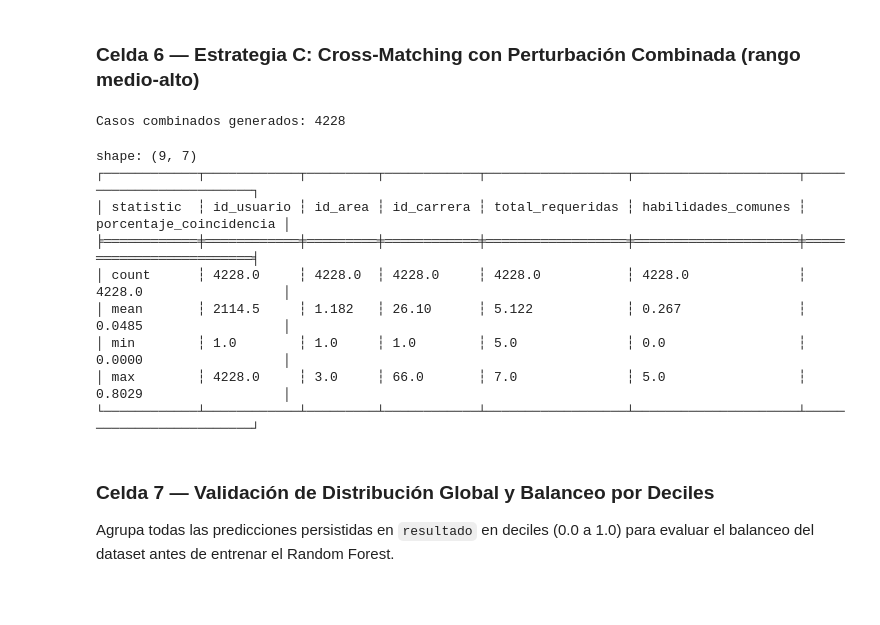
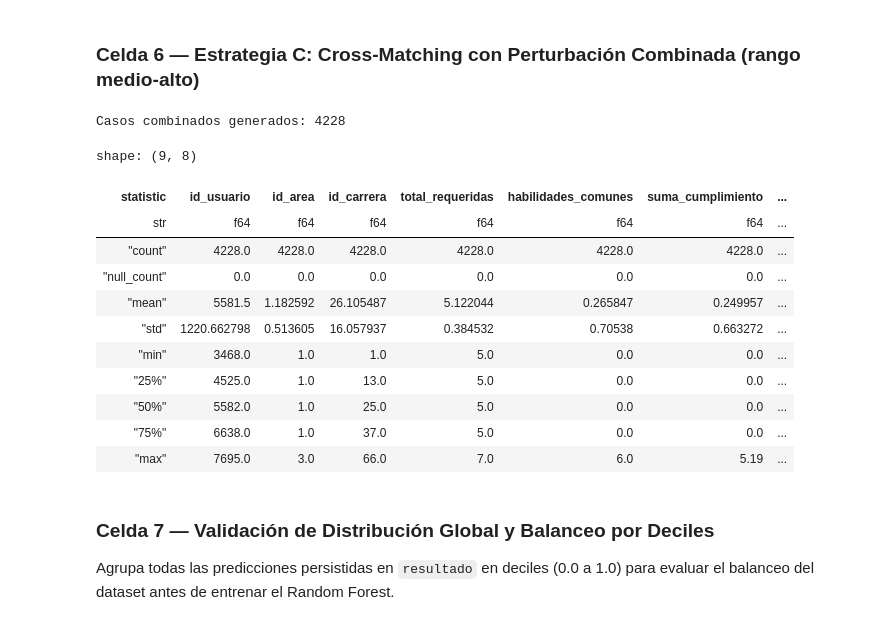
Before and after one commit to KillahBlitz/Athena, a Jupyter notebook: Scripts/python/data_base_nonideal.ipynb, the cells around one changed output. Saved outputs shown, nothing was run; the diff lists cells and outputs as text; code cells hidden in the pictures; blank space fills up the shorter version.

```diff
--- a/Scripts/python/data_base_nonideal.ipynb
+++ b/Scripts/python/data_base_nonideal.ipynb
@@ -387,43 +420,46 @@ def run_combined_cross_perturbation(persist: bool = True) -> list[dict]:
                     suma = sum(habs_var[h] for h in ids_comunes)
                     pct = round(suma / total_req, 4) if total_req > 0 else 0.0
                     if pct >= 1.0: continue
                     nuevo_uuid = f'COMBO-{uuid.uuid4()}'
                     nombre, correo = generate_name_and_email()
                     if persist:
                         nuevo_u = Usuario(uuid_usuario=nuevo_uuid, nombre=nombre, correo=correo, id_area=id_area)
                         user_db = submit_user(nuevo_u)
                         h_ins = [{'id_usuario': user_db.id_usuario, 'id_habilidad': h, 'cumplimiento_criterio': c} for h, c in habs_var.items()]
                         with engine.begin() as conn:
                             conn.execute(sa.text('''
                                 INSERT INTO usuario_habilidad (id_usuario, id_habilidad, cumplimiento_criterio)
                                 VALUES (:id_usuario, :id_habilidad, :cumplimiento_criterio)
                             '''), h_ins)
                         construct_result(user_db.uuid_usuario, carrera.id_carrera, pct)
                         u_id = user_db.id_usuario
                     else:
                         u_id = len(resumen) + 1
                     resumen.append({
                         'id_usuario': u_id, 'id_area': id_area, 'id_carrera': carrera.id_carrera,
                         'total_requeridas': total_req, 'habilidades_comunes': len(ids_comunes),
                         'suma_cumplimiento': round(suma, 2), 'porcentaje_coincidencia': pct
                     })
     return resumen
 
-resumen_combo = run_combined_cross_perturbation(persist=False)
+resumen_combo = run_combined_cross_perturbation(persist=True)
 df_combo = pl.DataFrame(resumen_combo)
 print(f'Casos combinados generados: {len(resumen_combo)}')
 display(df_combo.describe())
 # %% [output]
 Casos combinados generados: 4228
-shape: (9, 7)
-┌────────────┬────────────┬─────────┬────────────┬──────────────────┬─────────────────────┬─────────────────────────┐
-│ statistic  ┆ id_usuario ┆ id_area ┆ id_carrera ┆ total_requeridas ┆ habilidades_comunes ┆ porcentaje_coincidencia │
-╞════════════╪════════════╪═════════╪════════════╪══════════════════╪═════════════════════╪═════════════════════════╡
-│ count      ┆ 4228.0     ┆ 4228.0  ┆ 4228.0     ┆ 4228.0           ┆ 4228.0              ┆ 4228.0                  │
-│ mean       ┆ 2114.5     ┆ 1.182   ┆ 26.10      ┆ 5.122            ┆ 0.267               ┆ 0.0485                  │
-│ min        ┆ 1.0        ┆ 1.0     ┆ 1.0        ┆ 5.0              ┆ 0.0                 ┆ 0.0000                  │
-│ max        ┆ 4228.0     ┆ 3.0     ┆ 66.0       ┆ 7.0              ┆ 5.0                 ┆ 0.8029                  │
-└────────────┴────────────┴─────────┴────────────┴──────────────────┴─────────────────────┴─────────────────────────┘
+shape: (9, 8)
+| statistic | id_usuario | id_area | id_carrera | total_requeridas | habilidades_comunes | suma_cumplimiento | ... |
+| str | f64 | f64 | f64 | f64 | f64 | f64 | ... |
+| "count" | 4228.0 | 4228.0 | 4228.0 | 4228.0 | 4228.0 | 4228.0 | ... |
+| "null_count" | 0.0 | 0.0 | 0.0 | 0.0 | 0.0 | 0.0 | ... |
+| "mean" | 5581.5 | 1.182592 | 26.105487 | 5.122044 | 0.265847 | 0.249957 | ... |
+| "std" | 1220.662798 | 0.513605 | 16.057937 | 0.384532 | 0.70538 | 0.663272 | ... |
+| "min" | 3468.0 | 1.0 | 1.0 | 5.0 | 0.0 | 0.0 | ... |
+| "25%" | 4525.0 | 1.0 | 13.0 | 5.0 | 0.0 | 0.0 | ... |
+| "50%" | 5582.0 | 1.0 | 25.0 | 5.0 | 0.0 | 0.0 | ... |
+| "75%" | 6638.0 | 1.0 | 37.0 | 5.0 | 0.0 | 0.0 | ... |
+| "max" | 7695.0 | 3.0 | 66.0 | 7.0 | 6.0 | 5.19 | ... |
 # %% [markdown]
 ### Celda 7 — Validación de Distribución Global y Balanceo por Deciles
 Agrupa todas las predicciones persistidas en `resultado` en deciles (0.0 a 1.0) para evaluar el balanceo del dataset antes de entrenar el Random Forest.
```
Also changed, not shown: parts of 7 cells of this notebook, 8 other files.
